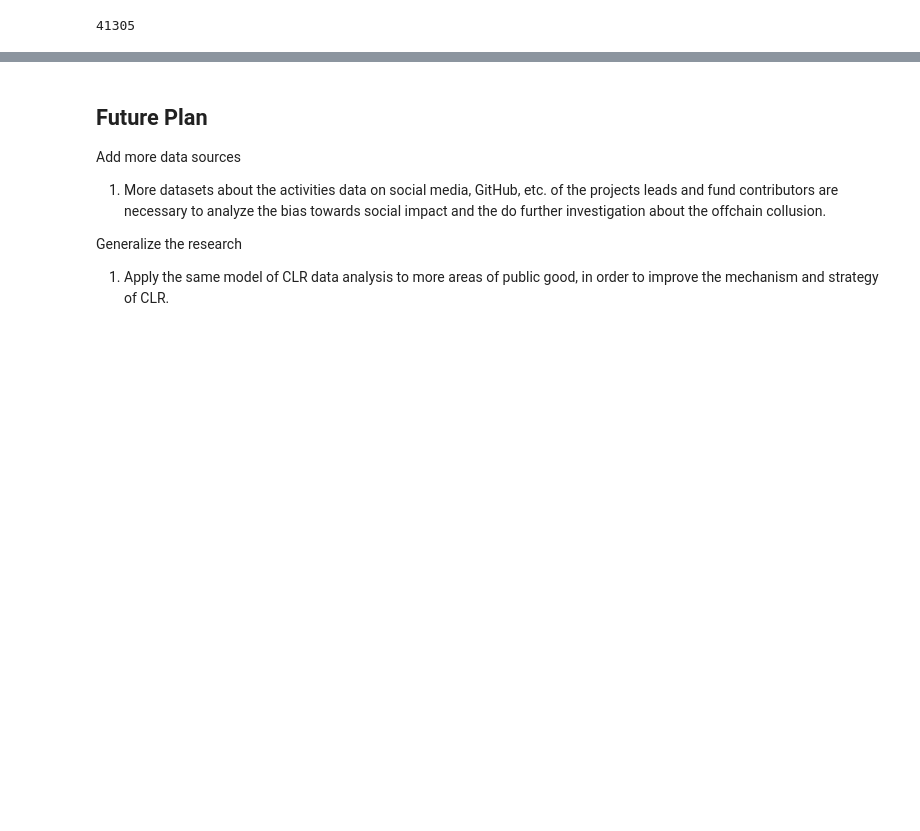
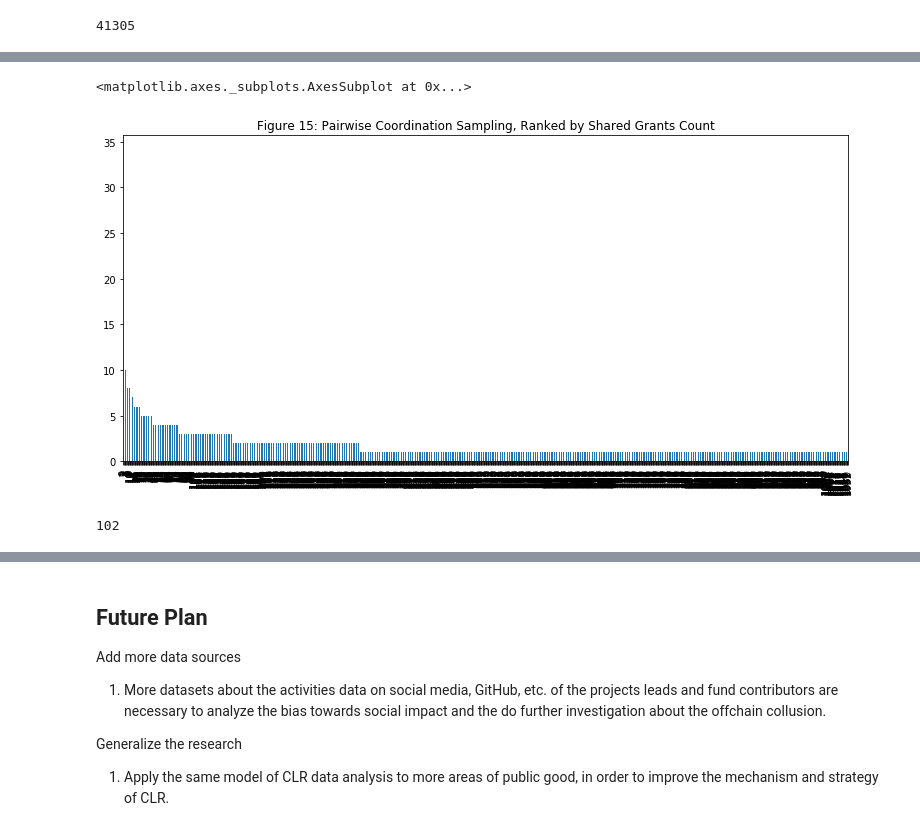
Before and after one commit to think-in-universe/gitcoin-grants-analysis, a Jupyter notebook: analysis.ipynb, the cells around one changed output, grey strips where cells are left out. Cells and saved outputs as stored; diff of their text form; code cells hidden in the pictures; blank space fills up the shorter version.

```diff
--- a/analysis.ipynb
+++ b/analysis.ipynb
@@ -512,3 +517,13 @@ paired_contributors[:200] # top contributor pairs, ranked by shared_grants_count
+# %%
+paired_contributors_sample = pd.Series(paired_contributors.shared_grants_count.tolist()[::40])
+paired_contributors_sample.plot(kind="bar", title="Figure 15: Pairwise Coordination Sampling, Ranked by Shared Grants Count", figsize=(13, 6)) # contributor pairs, ranked by shared_grants_count
+# %% [output]
+<matplotlib.axes._subplots.AxesSubplot at 0x...>
+[figure, added]
+# %%
+len(paired_contributors[paired_contributors["shared_grants_count"] > 10]) # the contributor pairs that have more than 10 shared grants
+# %% [output]
+102
 # %% [markdown]
 ## Summary
 
```
Also changed, not shown: parts of 9 cells of this notebook, 1 other file.
